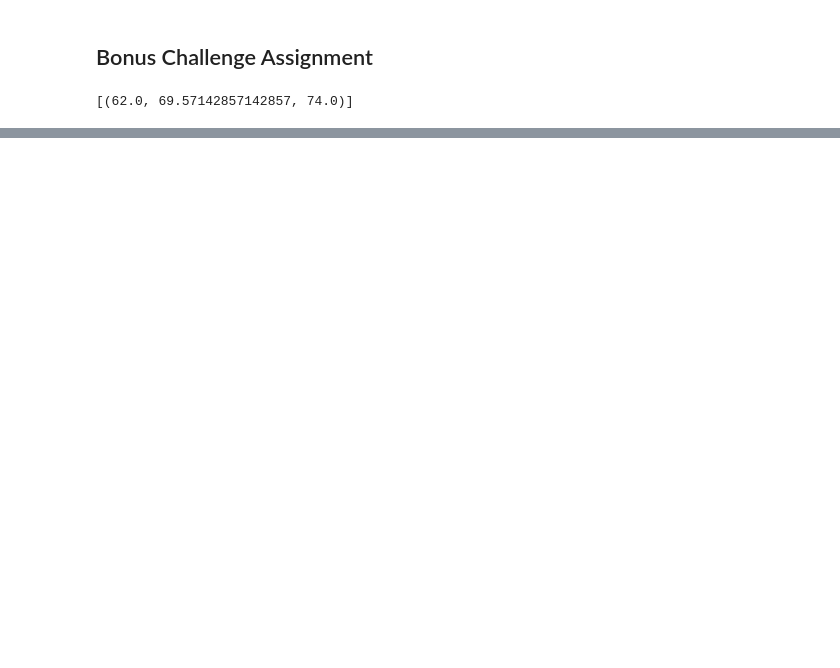
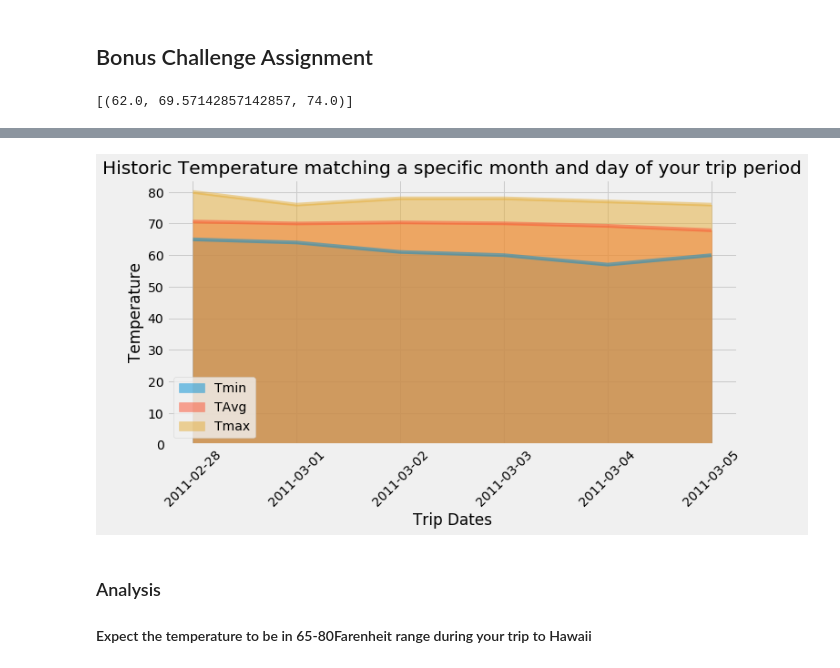
Before and after one commit to Neejos/sqlalchemy-challenge, a Jupyter notebook: climate_starter.ipynb, the cells around one changed output, grey strips where cells are left out. Cells and saved outputs as stored; diff of their text form; code cells hidden in the pictures; blank space fills up the shorter version.

Commit message:
Analysis

```diff
--- a/climate_starter.ipynb
+++ b/climate_starter.ipynb
@@ -245,7 +273,7 @@ def daily_normals(date):
 
     """
 
-    sel = [func.min(Measurement.tobs), func.avg(Measurement.tobs), func.max(Measurement.tobs)]
-    return session.query(*sel).filter(func.strftime("%m-%d", Measurement.date) == date).all()
+    sel = [Measurements.date,func.min(Measurements.tobs), func.avg(Measurements.tobs), func.max(Measurements.tobs)]
+    return session.query(*sel).filter(func.strftime("%m-%d", Measurements.date) == date).all()
 
 daily_normals("01-01")
@@ -263,2 +311,20 @@ daily_normals("01-01")
+# %%
+# Loop through the list of %m-%d strings and calculate the normals for each date
+n=[]
+a=[]
+trip_d=[]
+Tmin=[]
+Tavg=[]
+Tmax=[]
+for date in trip_dates:
+    a=daily_normals(date)
+    Tmin.append(a[0][1])
+    Tavg.append(a[0][2])
+    Tmax.append(a[0][3])
+info=list(zip(year_trip_dates,Tmin,Tavg,Tmax))
 # %%
-# Load the previous query results into a Pandas DataFrame and add the `trip_dates` range as the `date` index
+# Load the previous query results into a Pandas DataFrame
+daily_normal=pd.DataFrame(info,columns=["Trip Dates","Tmin","TAvg","Tmax"])
+#add the `trip_dates` range as the `date` index
+daily_normal.set_index('Trip Dates',inplace=True)
+daily_normal.sort_index()
@@ -266,0 +340,12 @@ daily_normals("01-01")
+# %%
+# Plot the daily normals as an area plot with `stacked=False`
+daily_normal.plot(kind='area',stacked=False,rot=45,figsize=(10,5))
+plt.ylabel("Temperature")
+plt.title("Historic Temperature matching a specific month and day of your trip period")
+plt.savefig("Images/daily_normals.jpeg")
+plt.show()
+# %% [output]
+[figure, added]
+# %% [markdown]
+### Analysis
+#### Expect the temperature to be in 65-80Farenheit range during your trip to Hawaii
```
Also changed, not shown: parts of 15 cells of this notebook, 5 other files.
